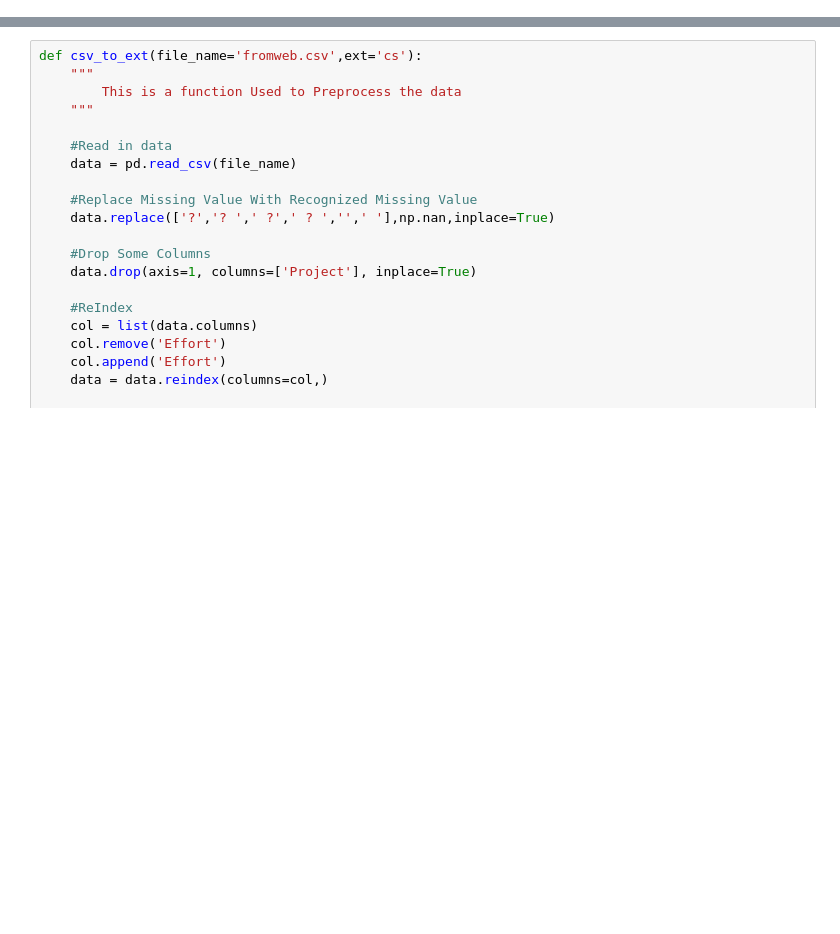
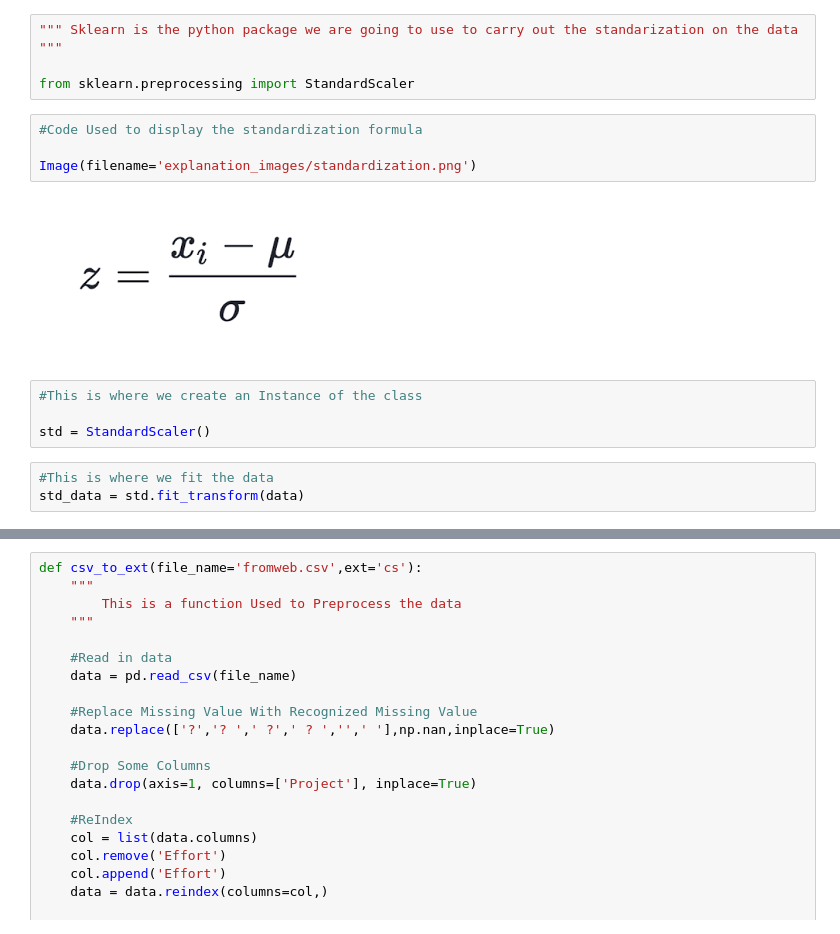
Before and after one commit to vincycode7/Software_Cost_Estimation, a Jupyter notebook: Untitled.ipynb, the cells around one changed output, grey strips where cells are left out. Saved outputs shown, nothing was run; the diff lists cells and outputs as text; blank space fills up the shorter version.

```diff
--- a/Untitled.ipynb
+++ b/Untitled.ipynb
@@ -4,0 +48,17 @@ import numpy as np
+# %%
+""" Sklearn is the python package we are going to use to carry out the standarization on the data """
+
+from sklearn.preprocessing import StandardScaler
+# %%
+#Code Used to display the standardization formula
+
+Image(filename='explanation_images/standardization.png')
+# %% [output]
+[figure, added]
+# %%
+#This is where we create an Instance of the class
+
+std = StandardScaler()
+# %%
+#This is where we fit the data
+std_data = std.fit_transform(data)
```
Also changed, not shown: parts of 26 cells of this notebook, 11 other files.
